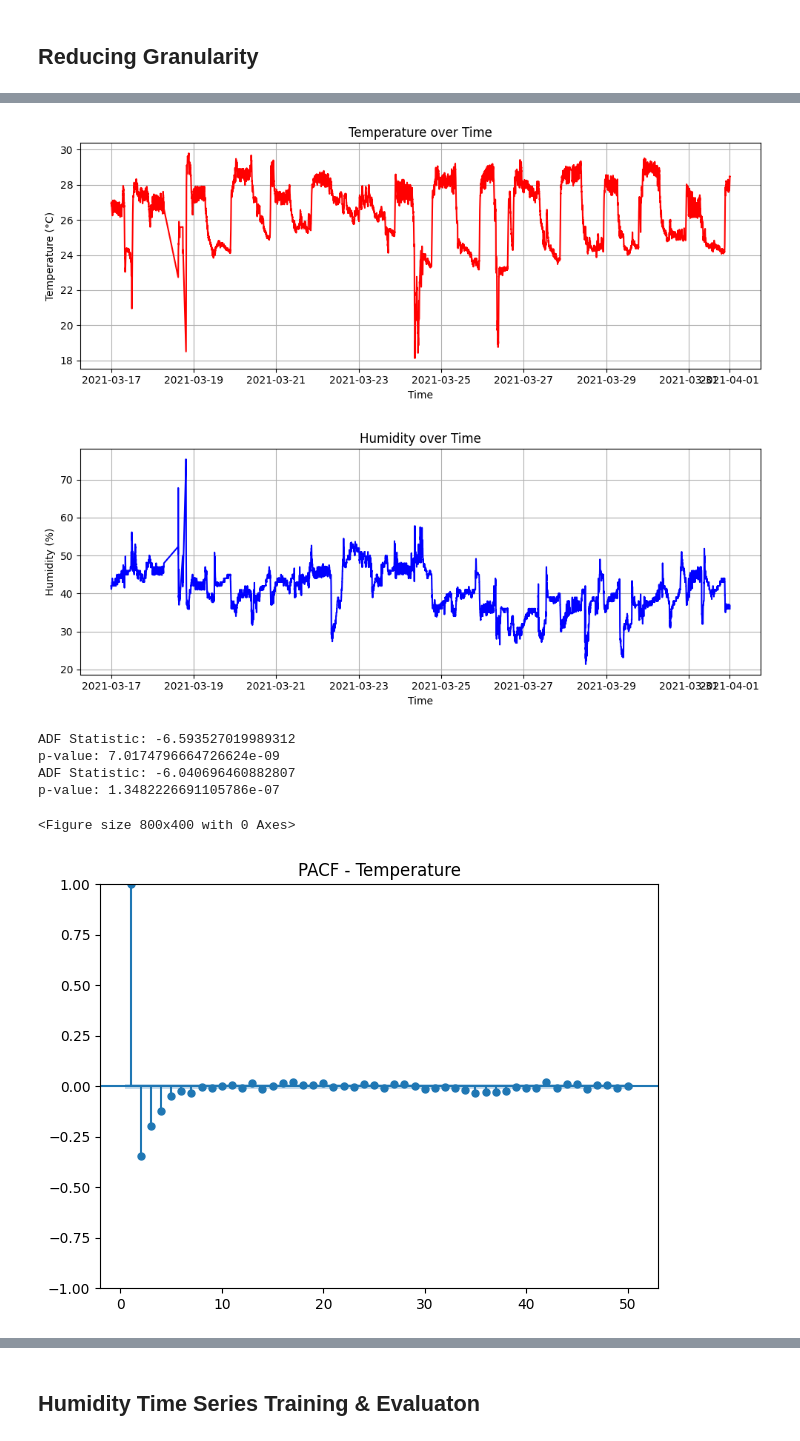
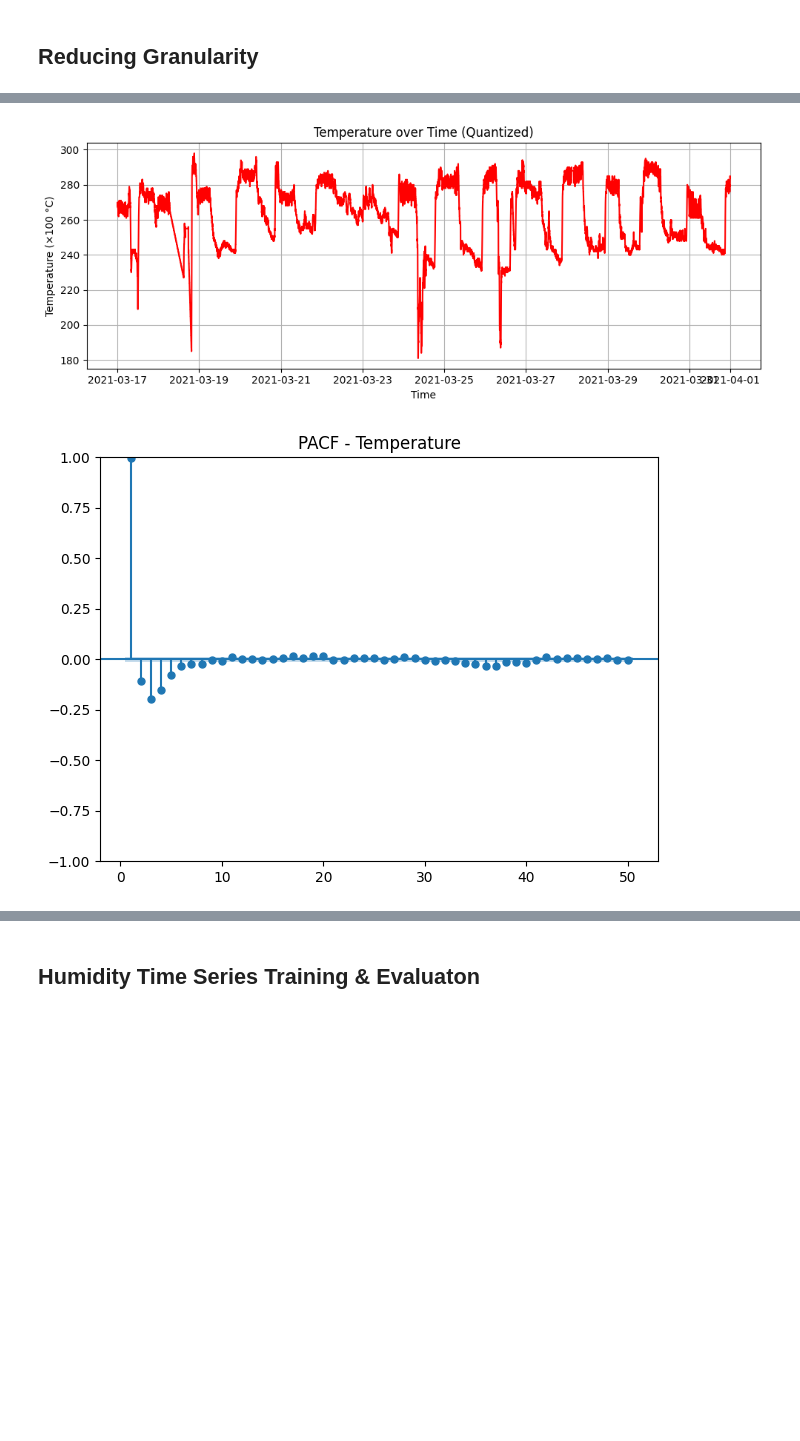
Before and after one commit to msegreto/SmartRoom, a Jupyter notebook: machineLearningModule/time_series_training.ipynb, the cells around one changed output, grey strips where cells are left out. Saved outputs shown, nothing was run; the diff lists cells and outputs as text; code cells hidden in the pictures; blank space fills up the shorter version.

```diff
--- a/machineLearningModule/time_series_training.ipynb
+++ b/machineLearningModule/time_series_training.ipynb
@@ -22,80 +31,35 @@ df_resampled.to_csv("smart_sensors_smoothed.csv")
 # %%
-
-# 1. library import
 import pandas as pd
 import numpy as np
 import matplotlib.pyplot as plt
 from statsmodels.tsa.stattools import adfuller
 from statsmodels.graphics.tsaplots import plot_pacf
 
-df = pd.read_csv("smart_sensors_smoothed.csv")
+df = pd.read_csv("smart_sensors_quantized.csv")
 df['result_time'] = pd.to_datetime(df['result_time'])
-df['temp'] = pd.to_numeric(df['temp'], errors='coerce')
-df['humid'] = pd.to_numeric(df['humid'], errors='coerce')
 df = df.sort_values("result_time")
 
 max_date = df['result_time'].max()
 start_date = max_date - pd.Timedelta(days=15)
 df_last15 = df[df['result_time'] >= start_date]
 
-# 2. data visualization
-
-# temperature plot
+# Grafico temperatura
 plt.figure(figsize=(10, 4))
 plt.plot(df_last15['result_time'], df_last15['temp'], label='Temperature', color='red')
-plt.title('Temperature over Time')
+plt.title('Temperature over Time (Quantized)')
 plt.xlabel('Time')
-plt.ylabel('Temperature (°C)')
+plt.ylabel('Temperature (×100 °C)')
 plt.grid(True)
 plt.tight_layout()
 plt.show()
 
-# humidity plot
-plt.figure(figsize=(10, 4))
-plt.plot(df_last15['result_time'], df_last15['humid'], label='Humidity', color='blue')
-plt.title('Humidity over Time')
-plt.xlabel('Time')
-plt.ylabel('Humidity (%)')
-plt.grid(True)
-plt.tight_layout()
-plt.show()
-
-# 3. stationarity evaluation
+# PACF
 df_last15 = df_last15.set_index('result_time')
-
 series_t = df_last15['temp']
-
-result = adfuller(series_t)
-print(f"ADF Statistic: {result[0]}")
-print(f"p-value: {result[1]}")
-
-
-series_h = df_last15['humid']
-
-result = adfuller(series_h)
-print(f"ADF Statistic: {result[0]}")
-print(f"p-value: {result[1]}")
-
-# 4. PACF plotting
-# PACF plot - temperatura
-plt.figure(figsize=(8, 4))
 plot_pacf(series_t.dropna(), lags=50, method='ywm', zero=False)
 plt.title('PACF - Temperature')
 plt.tight_layout()
 plt.show()
-
-# PACF plot - umidità
-plt.figure(figsize=(8, 4))
-plot_pacf(series_h.dropna(), lags=50, method='ywm', zero=False)
-plt.title('PACF - Humidity')
-plt.tight_layout()
-plt.show()
 # %% [output]
-[figure, old version]
+[figure, new version]
-[figure, old version]
+[figure, new version]
-ADF Statistic: -6.593527019989312
-p-value: 7.0174796664726624e-09
-ADF Statistic: -6.040696460882807
-p-value: 1.3482226691105786e-07
-<Figure size 800x400 with 0 Axes>
-[figure, removed]
```
Also changed, not shown: parts of 16 cells of this notebook, 5 other files.
